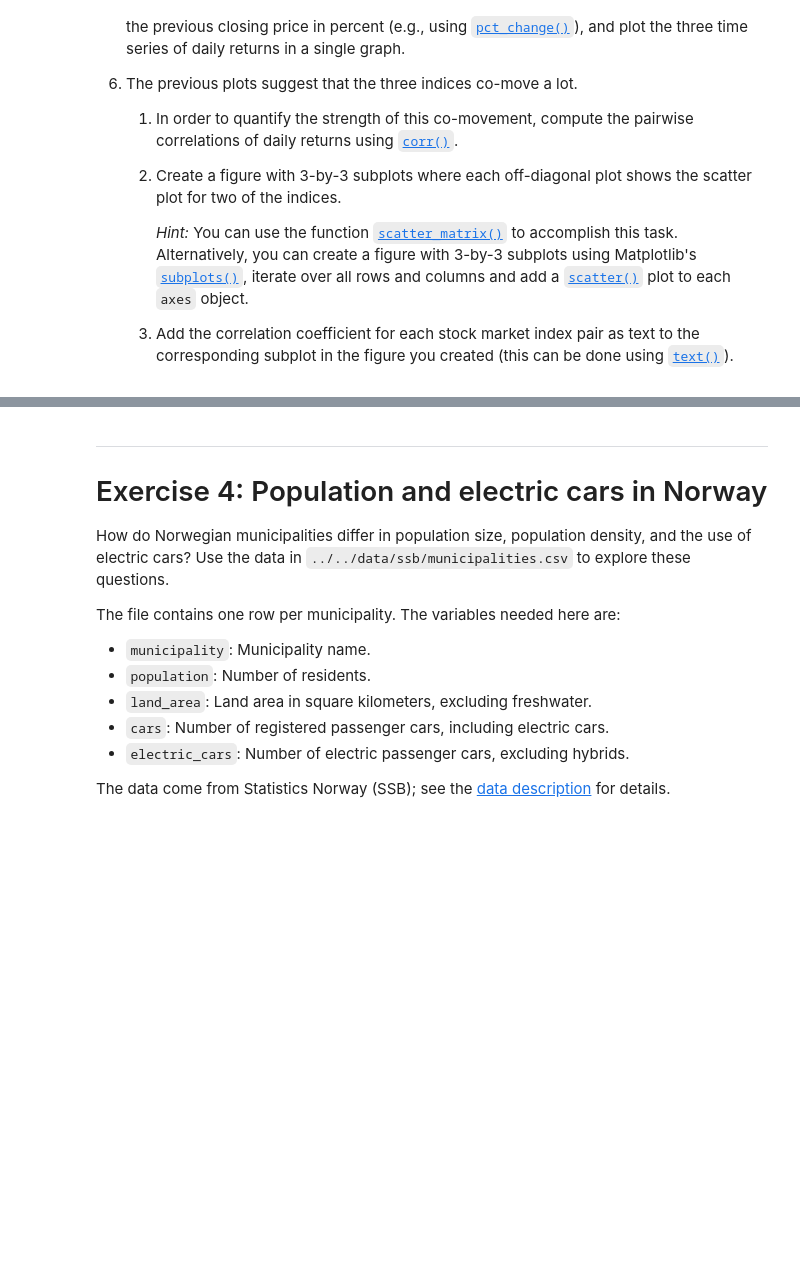
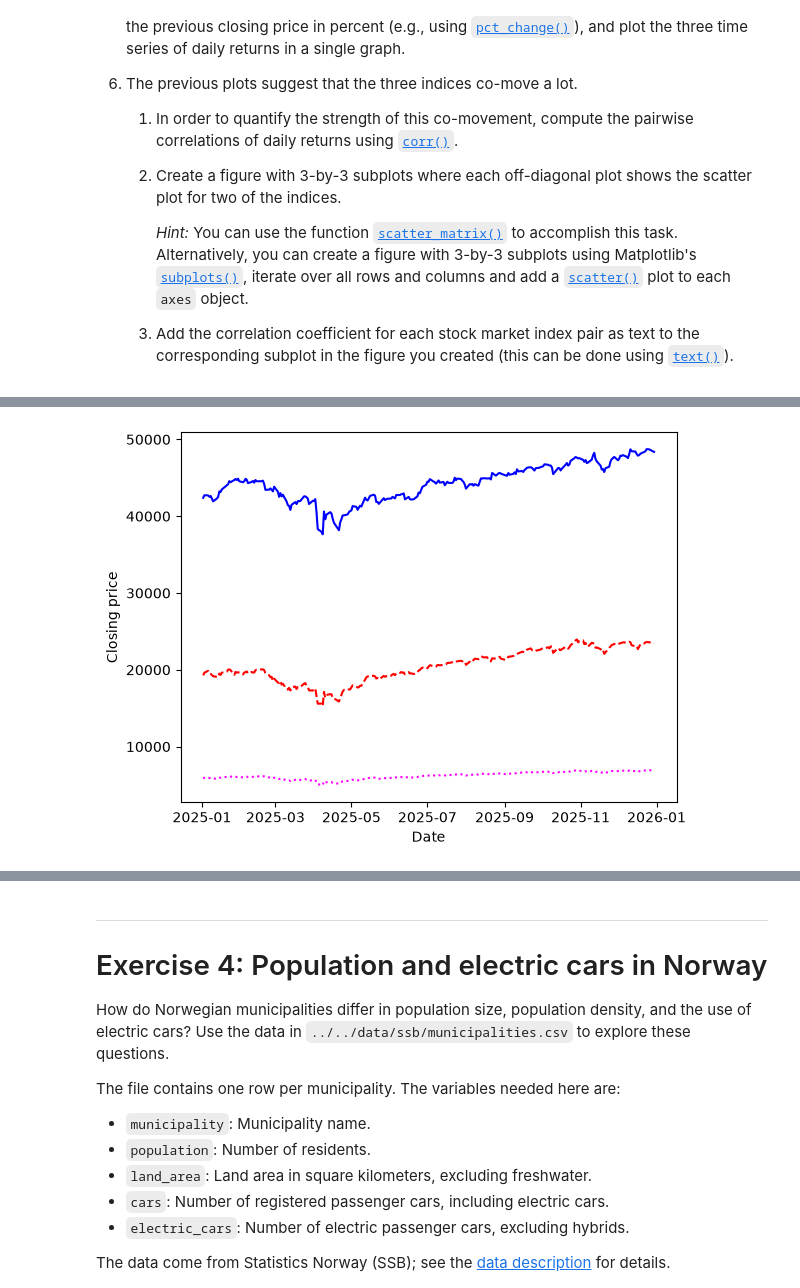
Before and after one commit to 646nwbf27y-lab/TECH2-H26, a Jupyter notebook: workshops/workshop3/workshop3 TH.ipynb, the cells around one changed output, grey strips where cells are left out. Cells and saved outputs as stored; diff of their text form; code cells hidden in the pictures; blank space fills up the shorter version.

```diff
--- a/workshops/workshop3/workshop3 TH.ipynb
+++ b/workshops/workshop3/workshop3 TH.ipynb
@@ -218,3 +329,21 @@ Use the data in `indices.csv` from the folder `../../data/stockmarket` to solve
         as text to the corresponding subplot in the figure you created
         (this can be done using
         [`text()`](https://matplotlib.org/stable/api/_as_gen/matplotlib.pyplot.text.html)).
+# %%
+#Part 1
+#importing the right library
+import pandas as pd
+
+#locaiting the datafile
+path = f'{DATA_PATH}/stockmarket/indices.csv'
+
+#reading the datafile and saving it as a dataframe
+df = pd.read_csv(path, sep='\t', parse_dates=['Date'])
+
+#restricting the dataframe to only include dates from 2025
+df = df.query('Date >= 2025 & Date < 2026')
+# %%
+#Part 2
+#using the pivot command to make the table have specific columns and date as the index
+df = df.pivot(index = 'Date', columns = 'Ticker', values = 'Price')
+df
@@ -220,0 +365,14 @@ Use the data in `indices.csv` from the folder `../../data/stockmarket` to solve
+# %%
+#Part 3
+#importing the necessary library
+import matplotlib.pyplot as plt
+
+#plotting the three lines for the various indexes
+plt.plot(df.index, df['DJIA'], color = 'blue', ls = '-')
+plt.plot(df.index, df['NASDAQ'], color = 'red', ls = '--')
+plt.plot(df.index, df['SP500'], color = 'magenta', ls = ':')
+plt.ylabel('Closing price')
+plt.xlabel('Date')
+plt.show()
+# %% [output]
+[figure, added]
```
Also changed, not shown: parts of 19 cells of this notebook.
